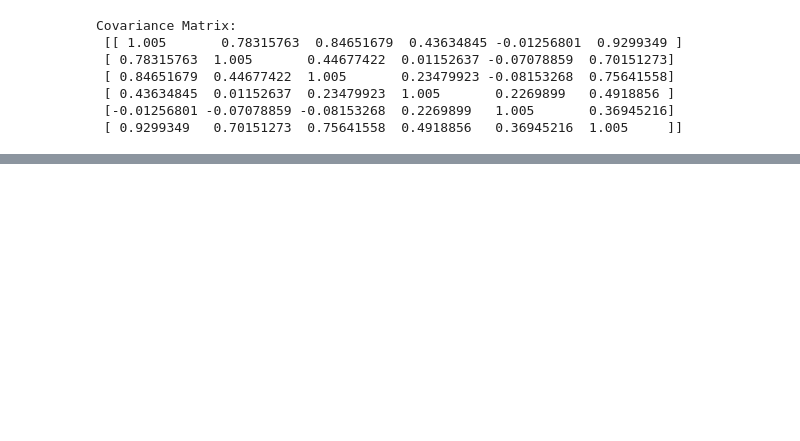
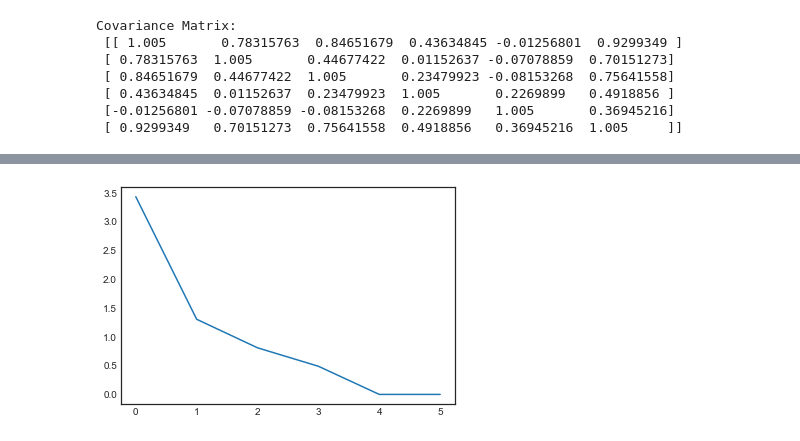
Before and after one commit to MitchellEwing/Drills, a Jupyter notebook: bootcamp/unit2/challenge_PrepareDatasetForModeling.ipynb, the cells around one changed output, grey strips where cells are left out. Drawn from its saved outputs; the diff is of its cells as text; code cells hidden in the pictures; blank space fills up the shorter version.

```diff
--- a/bootcamp/unit2/challenge_PrepareDatasetForModeling.ipynb
+++ b/bootcamp/unit2/challenge_PrepareDatasetForModeling.ipynb
@@ -544,0 +541,14 @@ Covariance Matrix:
+# %%
+# Calculating eigenvalues and eigenvectors.
+eig_val_cov, eig_vec_cov = np.linalg.eig(Cx)
+
+# Inspecting the eigenvalues and eigenvectors.
+for i in range(len(eig_val_cov)):
+    eigvec_cov = eig_vec_cov[:, i].reshape(1, 6).T
+    print('Eigenvector {}: \n{}'.format(i + 1, eigvec_cov))
+    print('Eigenvalue {}: {}'.format(i + 1, eig_val_cov[i]))
+    print(40 * '-')
+
+print('The percentage of total variance in the dataset explained by each',
+      'component calculated by hand.\n',
+     eig_val_cov / sum(eig_val_cov))
@@ -544,0 +573,5 @@ Covariance Matrix:
+# %%
+plt.plot(eig_val_cov)
+plt.show()
+# %% [output]
+[figure, added]
```
Also changed, not shown: parts of 16 cells of this notebook.
